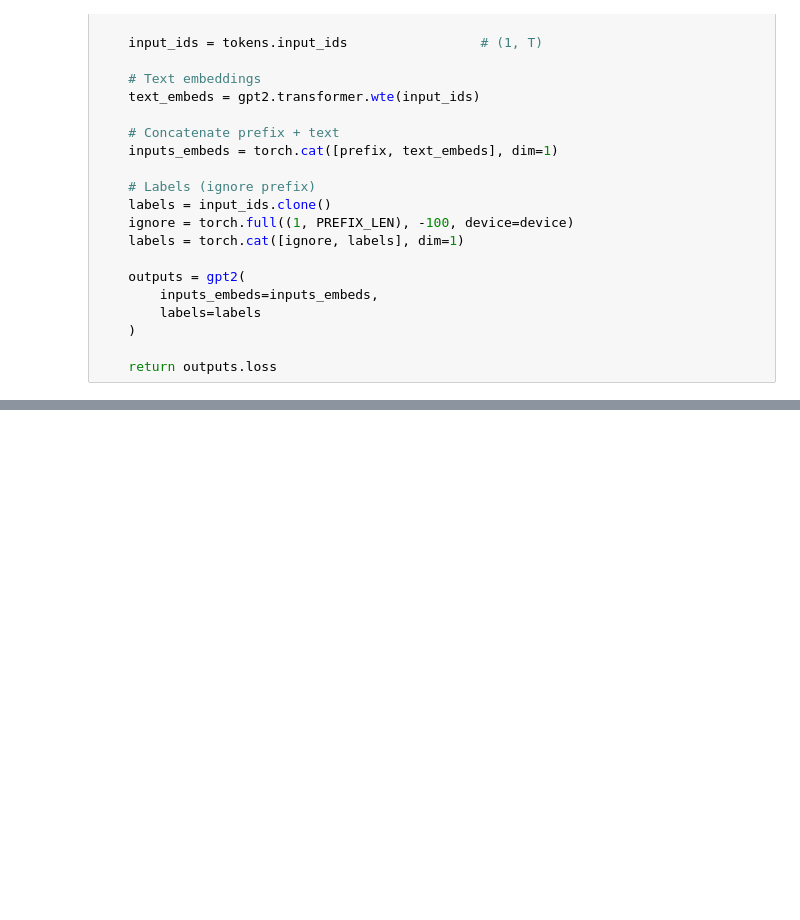
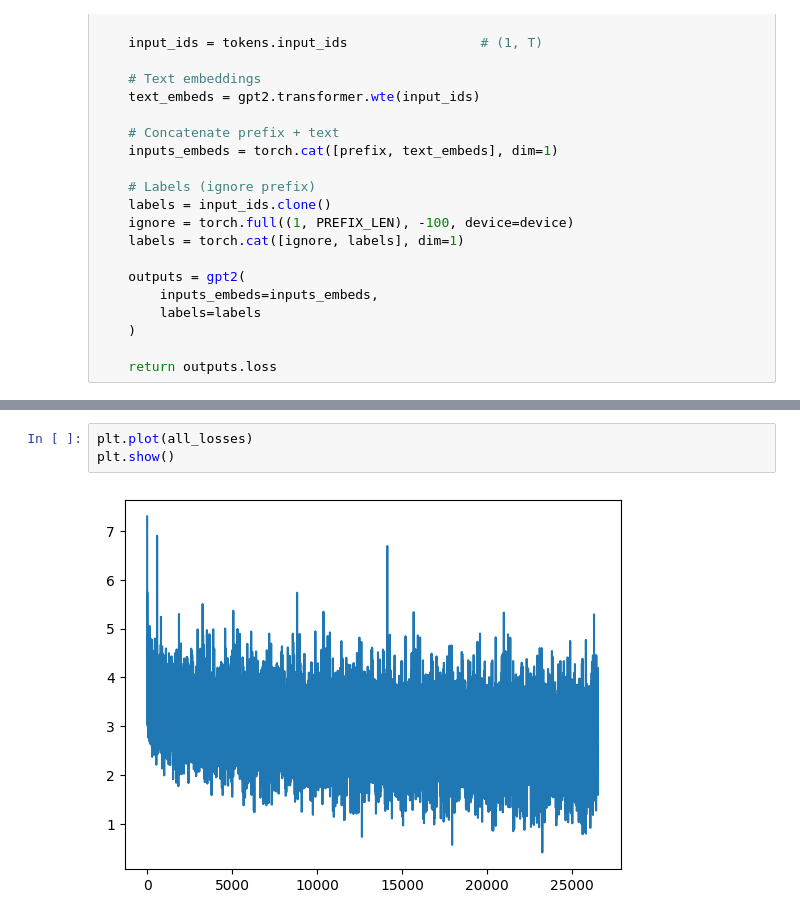
Before and after one commit to raccoon-42/audio-caption, a Jupyter notebook: 04_train/test.ipynb, the cells around one changed output, grey strips where cells are left out. Cells and saved outputs as stored; diff of their text form; blank space fills up the shorter version.

```diff
--- a/04_train/test.ipynb
+++ b/04_train/test.ipynb
@@ -139,0 +251,5 @@ NameError: name 'ds' is not defined
+# %%
+plt.plot(all_losses)
+plt.show()
+# %% [output]
+[figure, added]
```
Also changed, not shown: parts of 13 cells of this notebook, 3 other files.
